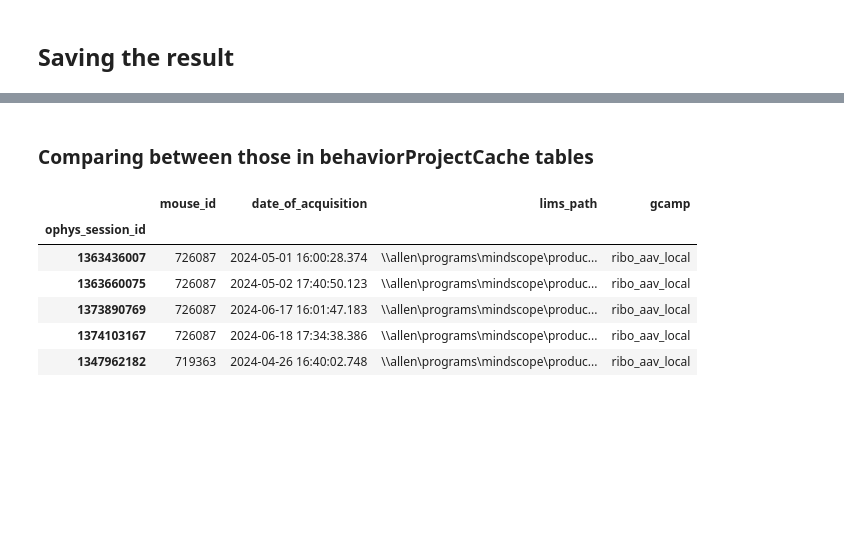
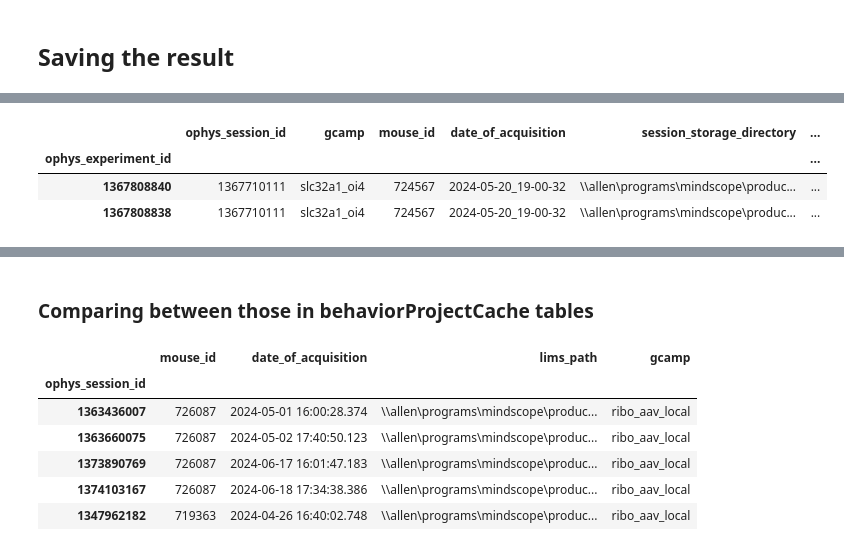
Before and after one commit to AllenNeuralDynamics/lamf_analysis_lims, a Jupyter notebook: pilot_data_analysis/GCaMP/240701_query_lims_data.ipynb, the cells around one changed output, grey strips where cells are left out. Cells and saved outputs as stored; diff of their text form; code cells hidden in the pictures; blank space fills up the shorter version.

Commit message:
fix lims query

```diff
--- a/pilot_data_analysis/GCaMP/240701_query_lims_data.ipynb
+++ b/pilot_data_analysis/GCaMP/240701_query_lims_data.ipynb
@@ -281,0 +379,5 @@ gcamp_info.to_csv(save_fn)
+# %%
+load_dir = Path(r'\\allen\programs\mindscope\workgroups\learning\pilots\GCaMP8')
+load_fn = load_dir / 'gcamp_pilot_data_240805.csv'
+gcamp_info = pd.read_csv(load_fn, index_col=0)
+gcamp_info.columns
@@ -281,0 +413,7 @@ gcamp_info.to_csv(save_fn)
+# %%
+gcamp_info.query('monitor_sync > 0.04 and monitor_sync < 0.05')
+# %% [output]
+|  | ophys_session_id | gcamp | mouse_id | date_of_acquisition | session_storage_directory | ... |
+| ophys_experiment_id |  |  |  |  |  | ... |
+| 1367808840 | 1367710111 | slc32a1_oi4 | 724567 | 2024-05-20_19-00-32 | \\allen\programs\mindscope\produc... | ... |
+| 1367808838 | 1367710111 | slc32a1_oi4 | 724567 | 2024-05-20_19-00-32 | \\allen\programs\mindscope\produc... | ... |
```
Also changed, not shown: parts of 34 cells of this notebook, 1 other file.
